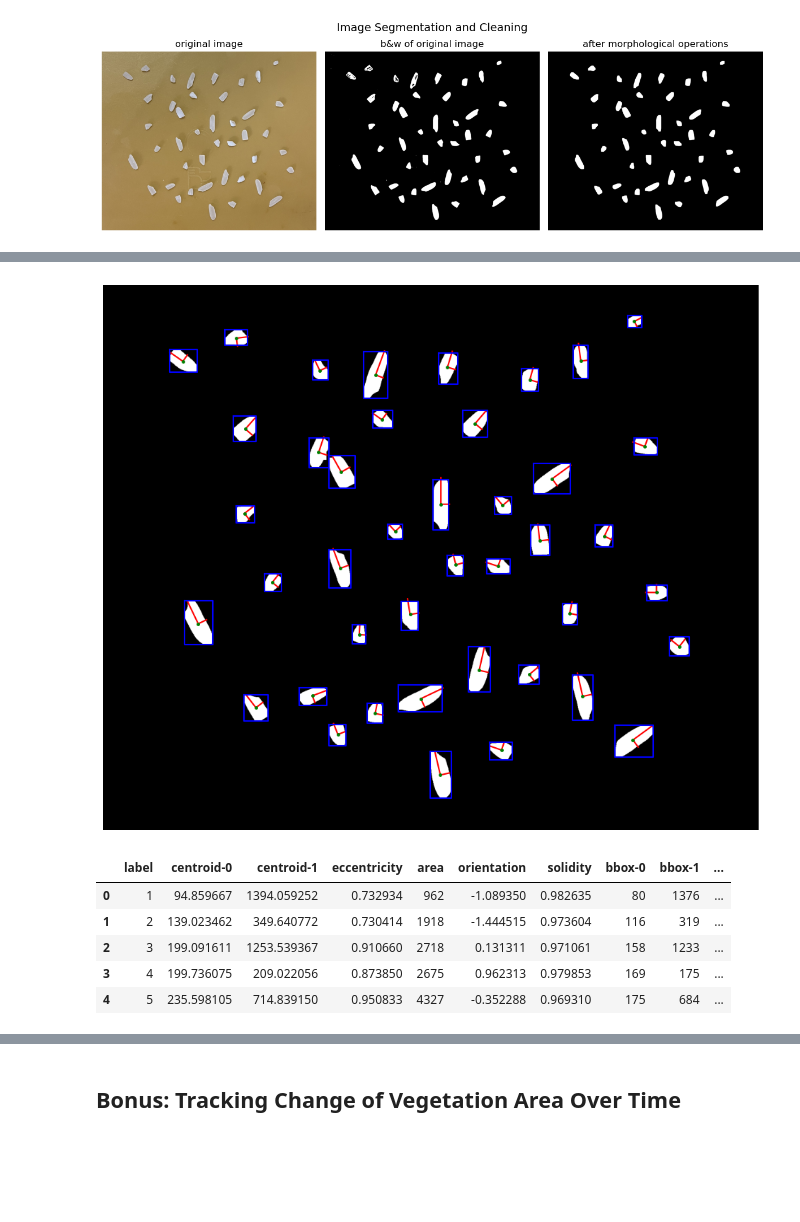
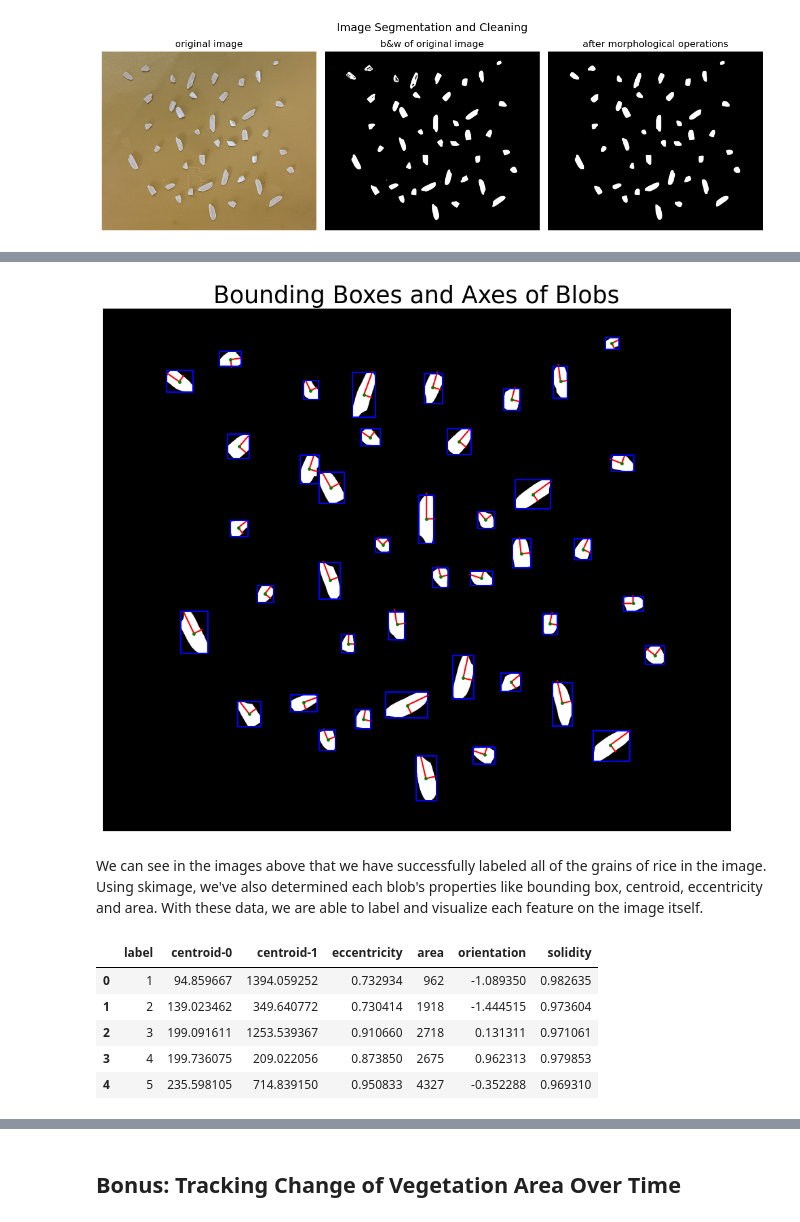
Before and after one commit to franczine/BS_2023_AppliedPhysics157, a Jupyter notebook: Activity 7/Tan_Activity7.ipynb, the cells around one changed output, grey strips where cells are left out. Cells and saved outputs as stored; diff of their text form; code cells hidden in the pictures; blank space fills up the shorter version.

```diff
--- a/Activity 7/Tan_Activity7.ipynb
+++ b/Activity 7/Tan_Activity7.ipynb
@@ -60,40 +68,44 @@ plt.axis('off')
 # %%
 fig, ax = plt.subplots(figsize = (12, 10))
 ax.imshow(segmented, cmap=plt.cm.gray)
 
 regions = regionprops(labeled)
 
 for props in regions:
     y0, x0 = props.centroid
     orientation = props.orientation
     x1 = x0 + np.cos(orientation) * 0.5 * props.axis_minor_length
     y1 = y0 - np.sin(orientation) * 0.5 * props.axis_minor_length
     x2 = x0 - np.sin(orientation) * 0.5 * props.axis_major_length
     y2 = y0 - np.cos(orientation) * 0.5 * props.axis_major_length
 
     ax.plot((x0, x1), (y0, y1), '-r', linewidth=1.5)
     ax.plot((x0, x2), (y0, y2), '-r', linewidth=1.5)
     ax.plot(x0, y0, '.g', markersize=5)
 
     minr, minc, maxr, maxc = props.bbox
     bx = (minc, maxc, maxc, minc, minc)
     by = (minr, minr, maxr, maxr, minr)
     ax.plot(bx, by, '-b', linewidth=1.5)
 
+ax.set_title('Bounding Boxes and Axes of Blobs', size = 25)
 ax.axis('off')
 plt.show()
+fig.savefig('reportpics/boxedblobs.png')
 # %% [output]
-[figure, old version]
+[figure, new version]
+# %% [markdown]
+We can see in the images above that we have successfully labeled all of the grains of rice in the image. Using skimage, we've also determined each blob's properties like bounding box, centroid, eccentricity and area. With these data, we are able to label and visualize each feature on the image itself.
 # %%
 props = regionprops_table(labeled, properties = ('label', 'centroid', 'eccentricity', 'area',
-                                                 'orientation', 'solidity', 'bbox'))
+                                                 'orientation', 'solidity'))
 
 props_df = pd.DataFrame(props)
 display(props_df.head())
 # %% [output]
-|  | label | centroid-0 | centroid-1 | eccentricity | area | orientation | solidity | bbox-0 | bbox-1 | ... |
-| 0 | 1 | 94.859667 | 1394.059252 | 0.732934 | 962 | -1.089350 | 0.982635 | 80 | 1376 | ... |
-| 1 | 2 | 139.023462 | 349.640772 | 0.730414 | 1918 | -1.444515 | 0.973604 | 116 | 319 | ... |
-| 2 | 3 | 199.091611 | 1253.539367 | 0.910660 | 2718 | 0.131311 | 0.971061 | 158 | 1233 | ... |
-| 3 | 4 | 199.736075 | 209.022056 | 0.873850 | 2675 | 0.962313 | 0.979853 | 169 | 175 | ... |
-| 4 | 5 | 235.598105 | 714.839150 | 0.950833 | 4327 | -0.352288 | 0.969310 | 175 | 684 | ... |
+|  | label | centroid-0 | centroid-1 | eccentricity | area | orientation | solidity |
+| 0 | 1 | 94.859667 | 1394.059252 | 0.732934 | 962 | -1.089350 | 0.982635 |
+| 1 | 2 | 139.023462 | 349.640772 | 0.730414 | 1918 | -1.444515 | 0.973604 |
+| 2 | 3 | 199.091611 | 1253.539367 | 0.910660 | 2718 | 0.131311 | 0.971061 |
+| 3 | 4 | 199.736075 | 209.022056 | 0.873850 | 2675 | 0.962313 | 0.979853 |
+| 4 | 5 | 235.598105 | 714.839150 | 0.950833 | 4327 | -0.352288 | 0.969310 |
```
Also changed, not shown: parts of 15 cells of this notebook, 15 other files.
